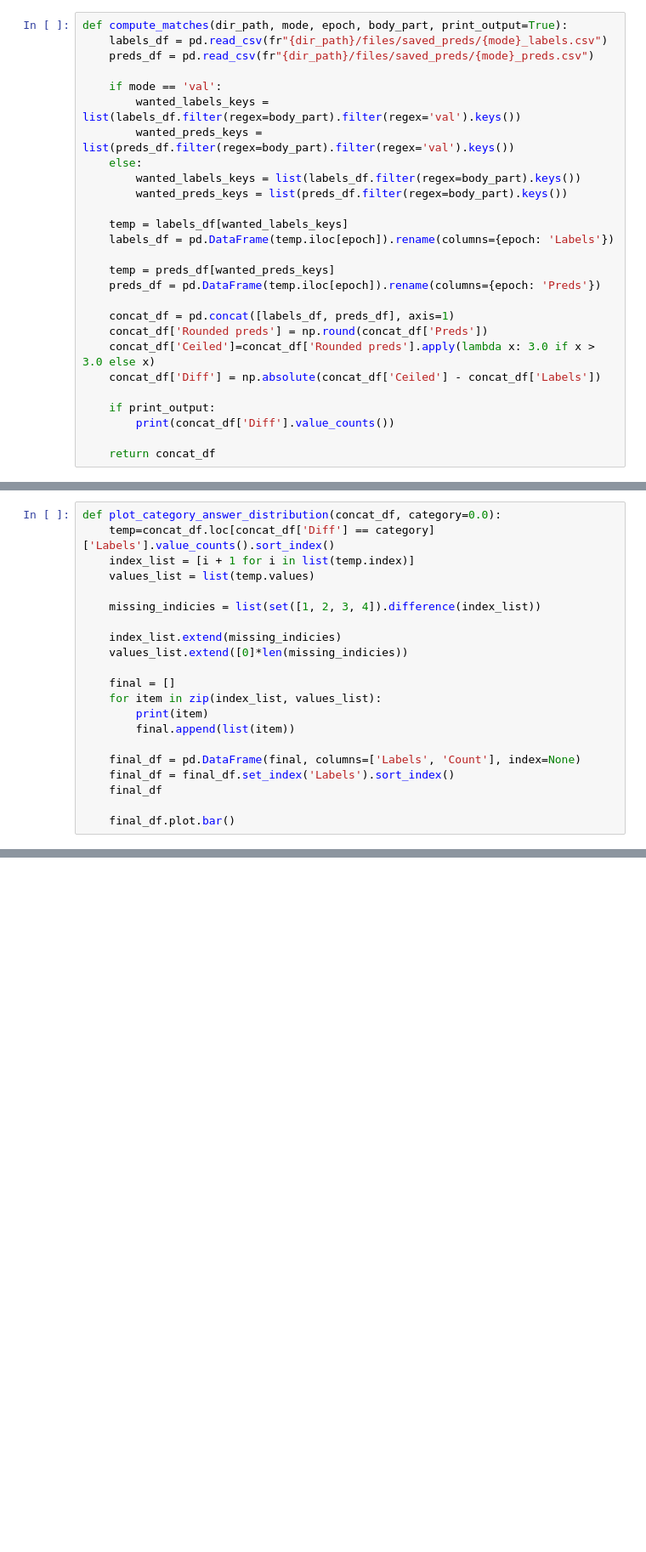
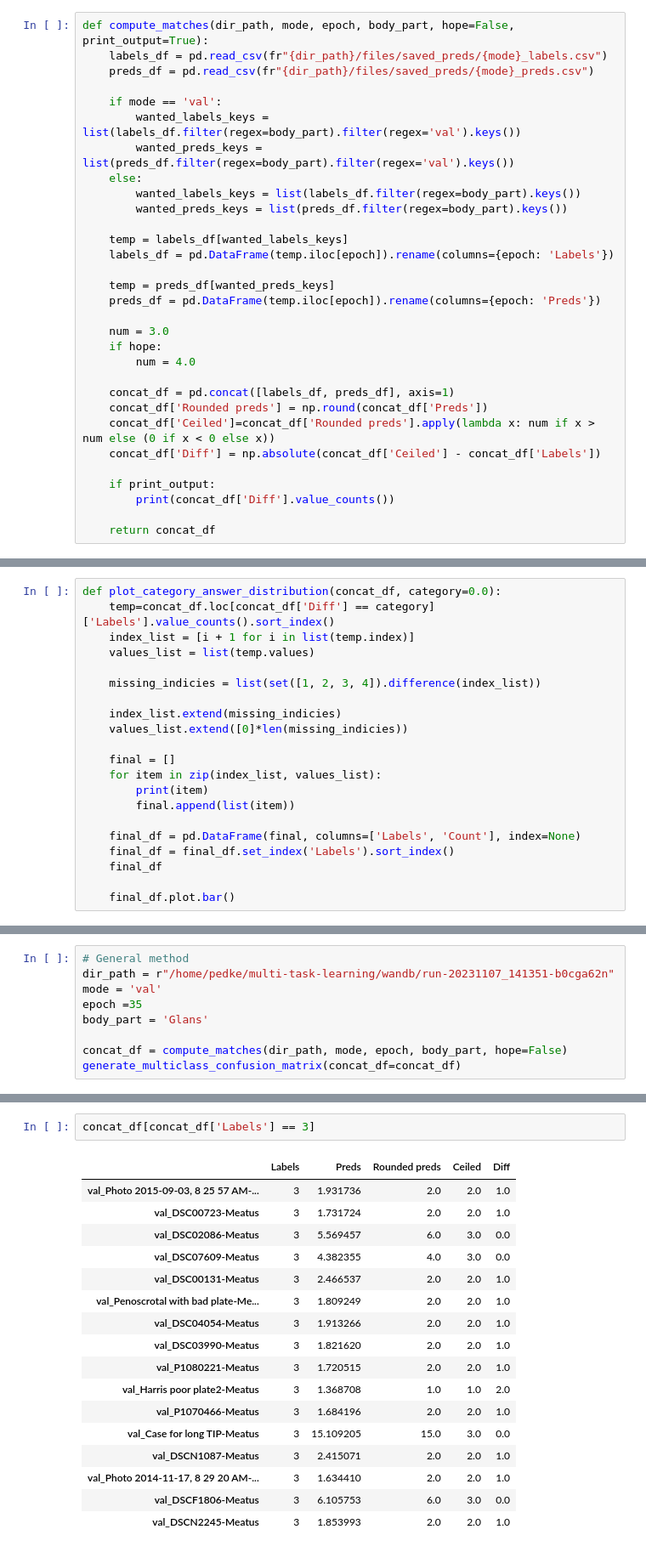
Before and after one commit to parinitaedke/hypospadias-multi-task-learning, a Jupyter notebook: evaluate_results.ipynb, the cells around one changed output, grey strips where cells are left out. Shown at 85% size. Drawn from its saved outputs; the diff is of its cells as text; blank space fills up the shorter version.

```diff
--- a/evaluate_results.ipynb
+++ b/evaluate_results.ipynb
@@ -8,5 +10,5 @@ import seaborn as sns
 # %%
-def compute_matches(dir_path, mode, epoch, body_part, print_output=True):
+def compute_matches(dir_path, mode, epoch, body_part, hope=False, print_output=True):
     labels_df = pd.read_csv(fr"{dir_path}/files/saved_preds/{mode}_labels.csv")
     preds_df = pd.read_csv(fr"{dir_path}/files/saved_preds/{mode}_preds.csv")
 
@@ -23,9 +25,13 @@ def compute_matches(dir_path, mode, epoch, body_part, print_output=True):
     temp = preds_df[wanted_preds_keys]
     preds_df = pd.DataFrame(temp.iloc[epoch]).rename(columns={epoch: 'Preds'})
 
+    num = 3.0
+    if hope:
+        num = 4.0
+
     concat_df = pd.concat([labels_df, preds_df], axis=1)
     concat_df['Rounded preds'] = np.round(concat_df['Preds'])
-    concat_df['Ceiled']=concat_df['Rounded preds'].apply(lambda x: 3.0 if x > 3.0 else x)
+    concat_df['Ceiled']=concat_df['Rounded preds'].apply(lambda x: num if x > num else (0 if x < 0 else x))
     concat_df['Diff'] = np.absolute(concat_df['Ceiled'] - concat_df['Labels'])
 
     if print_output:
@@ -107,0 +136,9 @@ Name: count, dtype: int64
+# %%
+# General method
+dir_path = r"/home/pedke/multi-task-learning/wandb/run-20231107_141351-b0cga62n"
+mode = 'val'
+epoch =35
+body_part = 'Glans'
+
+concat_df = compute_matches(dir_path, mode, epoch, body_part, hope=False)
+generate_multiclass_confusion_matrix(concat_df=concat_df)
@@ -107,0 +170,20 @@ Name: count, dtype: int64
+# %%
+concat_df[concat_df['Labels'] == 3]
+# %% [output]
+|  | Labels | Preds | Rounded preds | Ceiled | Diff |
+| val_Photo 2015-09-03, 8 25 57 AM-... | 3 | 1.931736 | 2.0 | 2.0 | 1.0 |
+| val_DSC00723-Meatus | 3 | 1.731724 | 2.0 | 2.0 | 1.0 |
+| val_DSC02086-Meatus | 3 | 5.569457 | 6.0 | 3.0 | 0.0 |
+| val_DSC07609-Meatus | 3 | 4.382355 | 4.0 | 3.0 | 0.0 |
+| val_DSC00131-Meatus | 3 | 2.466537 | 2.0 | 2.0 | 1.0 |
+| val_Penoscrotal with bad plate-Me... | 3 | 1.809249 | 2.0 | 2.0 | 1.0 |
+| val_DSC04054-Meatus | 3 | 1.913266 | 2.0 | 2.0 | 1.0 |
+| val_DSC03990-Meatus | 3 | 1.821620 | 2.0 | 2.0 | 1.0 |
+| val_P1080221-Meatus | 3 | 1.720515 | 2.0 | 2.0 | 1.0 |
+| val_Harris poor plate2-Meatus | 3 | 1.368708 | 1.0 | 1.0 | 2.0 |
+| val_P1070466-Meatus | 3 | 1.684196 | 2.0 | 2.0 | 1.0 |
+| val_Case for long TIP-Meatus | 3 | 15.109205 | 15.0 | 3.0 | 0.0 |
+| val_DSCN1087-Meatus | 3 | 2.415071 | 2.0 | 2.0 | 1.0 |
+| val_Photo 2014-11-17, 8 29 20 AM-... | 3 | 1.634410 | 2.0 | 2.0 | 1.0 |
+| val_DSCF1806-Meatus | 3 | 6.105753 | 6.0 | 3.0 | 0.0 |
+| val_DSCN2245-Meatus | 3 | 1.853993 | 2.0 | 2.0 | 1.0 |
```
Also changed, not shown: parts of 11 cells of this notebook, 1 other file.
